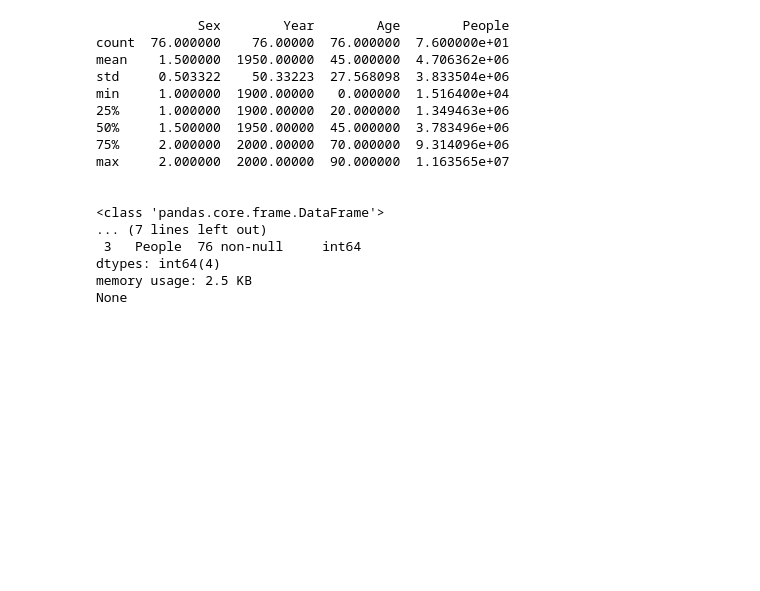
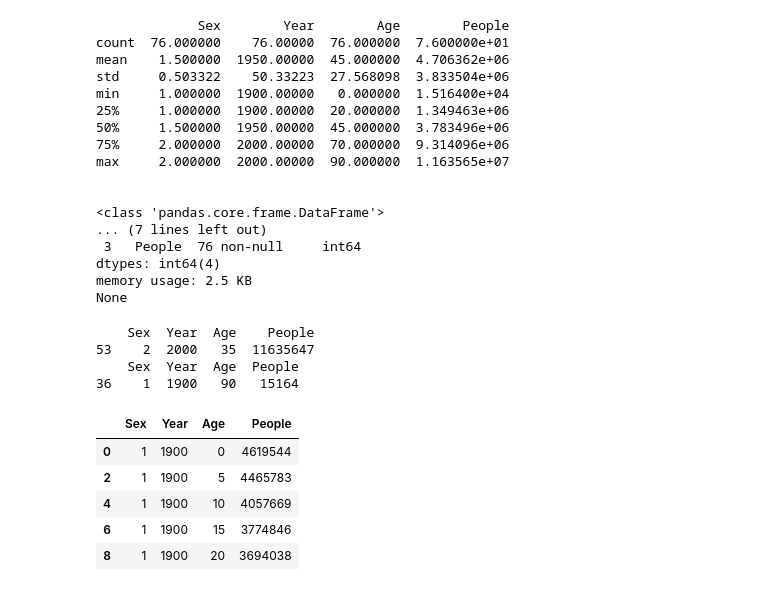
Before and after one commit to rghimre3/INFO-5502, a Jupyter notebook: lab_assignment_05.ipynb, the cells around one changed output. Drawn from its saved outputs; the diff is of its cells as text; code cells hidden in the pictures; blank space fills up the shorter version.

```diff
--- a/lab_assignment_05.ipynb
+++ b/lab_assignment_05.ipynb
@@ -76,3 +80,23 @@ max     2.000000  2000.00000  90.000000  1.163565e+07
 dtypes: int64(4)
 memory usage: 2.5 KB
 None
+# %%
+max_population = df['People'].max()
+min_population = df['People'].min()
+print(df[df['People'] == max_population])
+print(df[df['People'] == min_population])
+# %% [output]
+    Sex  Year  Age    People
+53    2  2000   35  11635647
+    Sex  Year  Age  People
+36    1  1900   90   15164
+# %%
+df_1900=df[df['Year']==1900]
+df_1900.head()
+# %% [output]
+|  | Sex | Year | Age | People |
+| 0 | 1 | 1900 | 0 | 4619544 |
+| 2 | 1 | 1900 | 5 | 4465783 |
+| 4 | 1 | 1900 | 10 | 4057669 |
+| 6 | 1 | 1900 | 15 | 3774846 |
+| 8 | 1 | 1900 | 20 | 3694038 |
```
Also changed, not shown: parts of 3 cells of this notebook.
